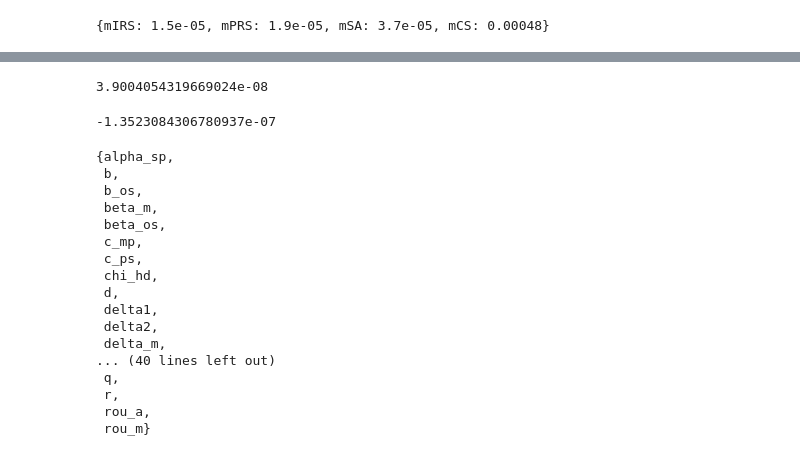
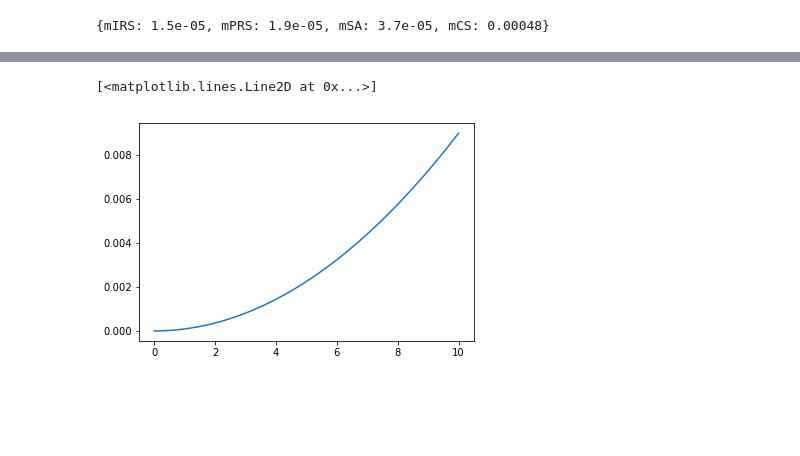
Before and after one commit to okamumu/relpy, a Jupyter notebook: test_relpy2.ipynb, the cells around one changed output, grey strips where cells are left out. Drawn from its saved outputs; the diff is of its cells as text; code cells hidden in the pictures; blank space fills up the shorter version.

Commit message:
add tderiv

```diff
--- a/test_relpy2.ipynb
+++ b/test_relpy2.ipynb
@@ -34,29 +26,7 @@ plt.plot(x, y)
-# %%
-cache={}
-sip.CLUSTER.eval(sip.env,cache)
-# %% [output]
-3.9004054319669024e-08
-# %%
-sip.CLUSTER.deriv(sip.env, sip.b_os, cache)
-# %% [output]
--1.3523084306780937e-07
-# %%
-sip.CLUSTER.get_paramset()
-# %% [output]
-{alpha_sp,
- b,
- b_os,
- beta_m,
- beta_os,
- c_mp,
- c_ps,
- chi_hd,
- d,
- delta1,
- delta2,
- delta_m,
-... (40 lines left out)
- q,
- r,
- rou_a,
- rou_m}
+# %%
+x = np.linspace(0, 10, 100)
+y = [CRASH.tderiv(t, u, model.env, model.mIRS) for u in x]
+plt.plot(x, y)
+# %% [output]
+[<matplotlib.lines.Line2D at 0x...>]
+[figure, added]
```
Also changed, not shown: parts of 9 cells of this notebook, 1 other file.
